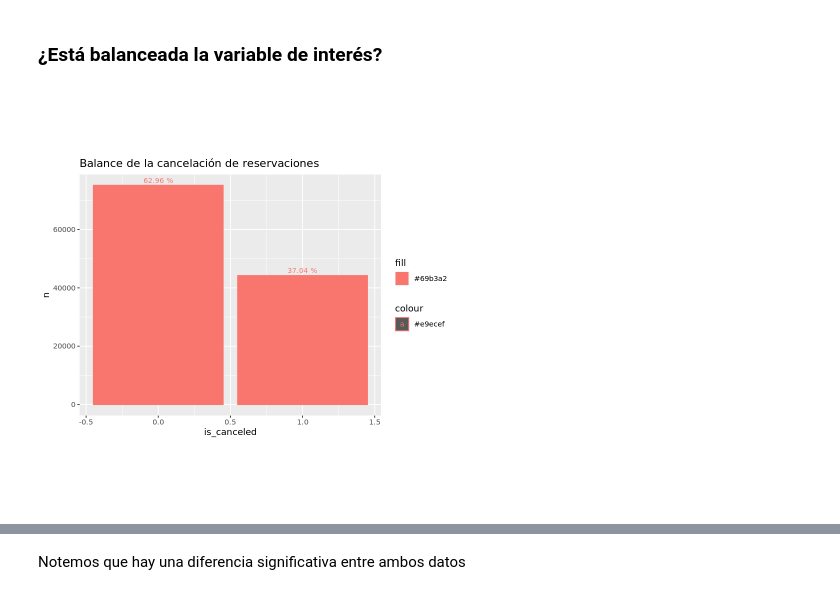
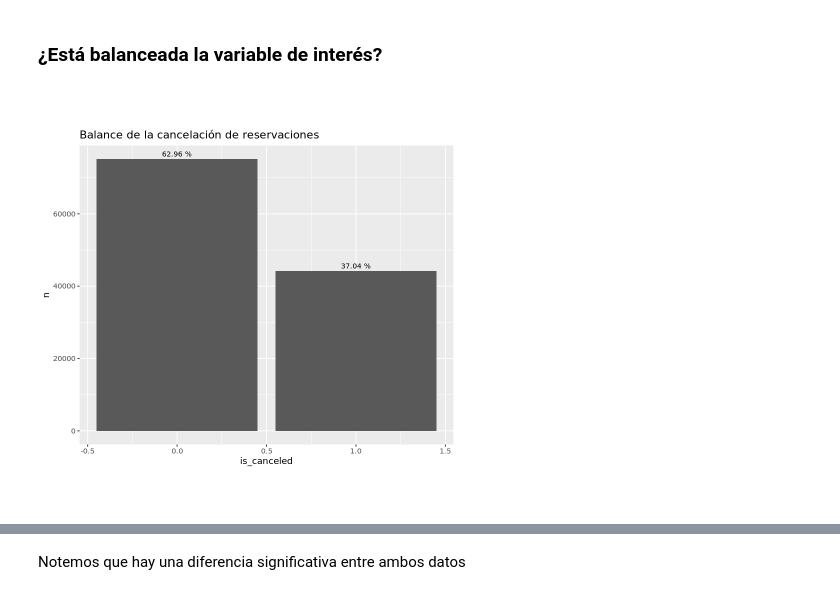
Before and after one commit to sebastianflp/Data_MiningDCC, a Jupyter notebook: ProyectoDM.ipynb, the cells around one changed output, grey strips where cells are left out. Drawn from its saved outputs; the diff is of its cells as text; code cells hidden in the pictures.

```diff
--- a/ProyectoDM.ipynb
+++ b/ProyectoDM.ipynb
@@ -116,20 +119,23 @@ df$arrival_date_day_of_month = as.factor(df$arrival_date_day_of_month)
 df$arrival_date_week_number = as.factor(df$arrival_date_week_number)
 df$reservation_status_date = as.Date(df$reservation_status_date)
 df$is_repeated_guest = as.factor(df$is_repeated_guest)
-df$agent = as.numeric(df$agent)
+
+# df$agent = as.numeric(df$agent)
 df$agent = as.factor(df$agent)
-df$company = as.numeric(df$company)
+
+# df$company = as.numeric(df$company)
+df$company = as.factor(df$company)
 # %% [markdown]
 ### ¿Está balanceada la variable de interés?
 # %%
 df_bal = df %>% group_by(is_canceled) %>% summarise(n=n())
 df_bal["perc"] = paste(as.character(round(df_bal$n / sum(df_bal$n) * 100, 2)), "%")
-ggplot(df_bal, aes(x=is_canceled, y=n, fill="#69b3a2", color="#e9ecef"))+
+ggplot(df_bal, aes(x=is_canceled, y=n))+
     geom_col()+
     ggtitle("Balance de la cancelación de reservaciones")+
     geom_text(label=c(df_bal$perc), vjust=-0.5, size=3)+theme(aspect.ratio = 0.8)
 ggsave(filename = 'hola', device = svg,width = 10, height = 10)
 # %% [output]
-[figure, old version]
+[figure, new version]
 # %%
 p <- ggplot(df) + geom_histogram(aes(x=is_canceled), fill="#69b3a2", color="#e9ecef", alpha=1, stat="count")
```
Also changed, not shown: parts of 13 cells of this notebook.
